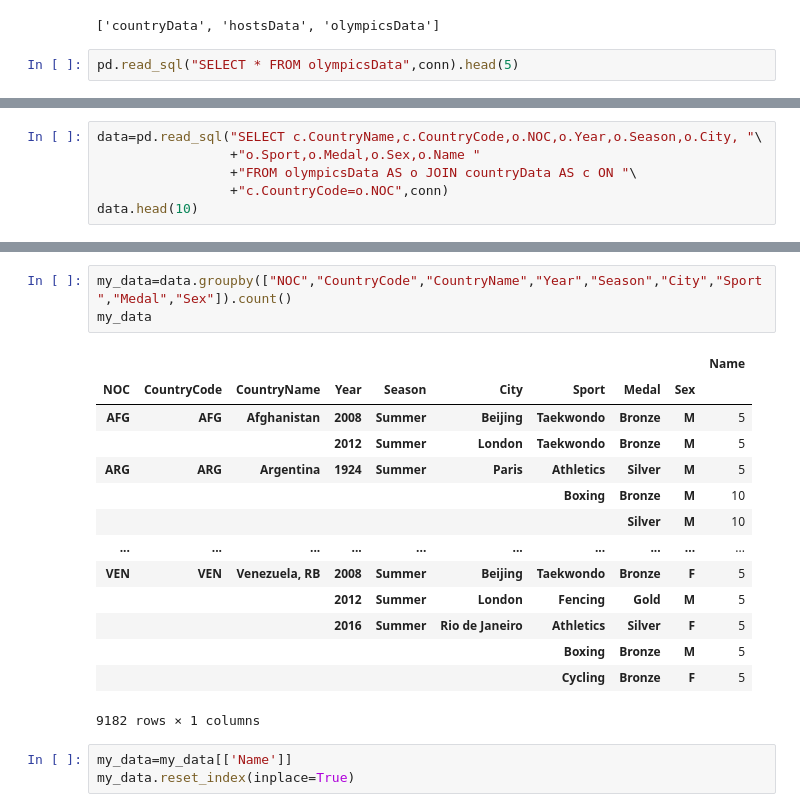
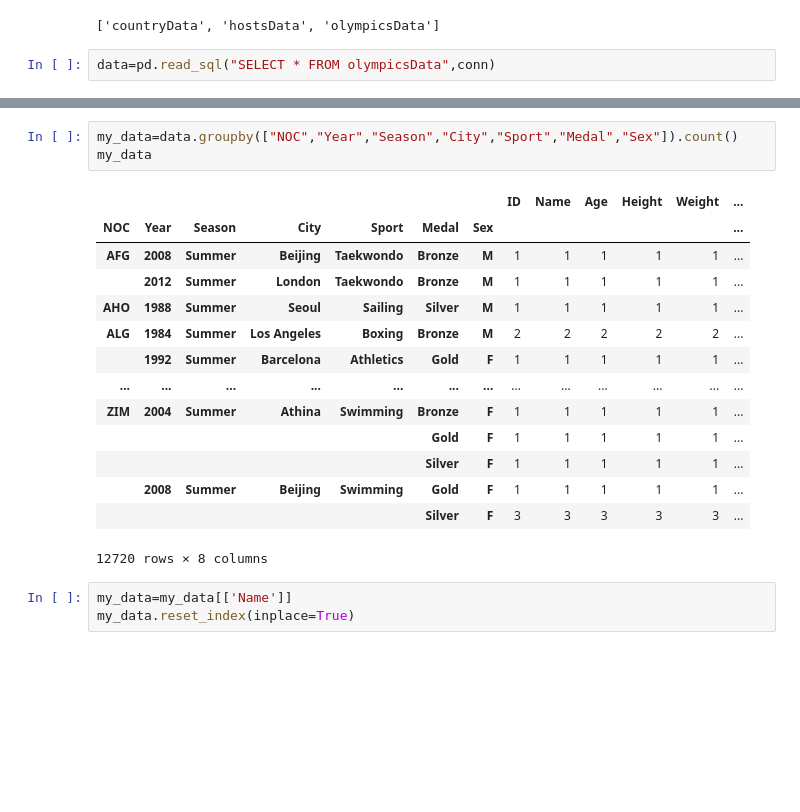
Before and after one commit to julia-claira/Olympic_Analysis, a Jupyter notebook: jupyter/Julia_summer_medal_data.ipynb, the cells around one changed output, grey strips where cells are left out. Saved outputs shown, nothing was run; the diff lists cells and outputs as text; blank space fills up the shorter version.

```diff
--- a/jupyter/Julia_summer_medal_data.ipynb
+++ b/jupyter/Julia_summer_medal_data.ipynb
@@ -124,4 +122,4 @@ inspector.get_table_names()
 # %% [output]
 ['countryData', 'hostsData', 'olympicsData']
 # %%
-pd.read_sql("SELECT * FROM olympicsData",conn).head(5)
+data=pd.read_sql("SELECT * FROM olympicsData",conn)
@@ -177,6 +125,0 @@ pd.read_sql("SELECT * FROM countryData",conn).head(5)
-# %%
-data=pd.read_sql("SELECT c.CountryName,c.CountryCode,o.NOC,o.Year,o.Season,o.City, "\
-                 +"o.Sport,o.Medal,o.Sex,o.Name "
-                 +"FROM olympicsData AS o JOIN countryData AS c ON "\
-                 +"c.CountryCode=o.NOC",conn)
-data.head(10)
@@ -195,21 +126,21 @@ data.head(10)
 # %%
-my_data=data.groupby(["NOC","CountryCode","CountryName","Year","Season","City","Sport","Medal","Sex"]).count()
+my_data=data.groupby(["NOC","Year","Season","City","Sport","Medal","Sex"]).count()
 my_data
 # %% [output]
-|  |  |  |  |  |  |  |  |  | Name |
-| NOC | CountryCode | CountryName | Year | Season | City | Sport | Medal | Sex |  |
-| AFG | AFG | Afghanistan | 2008 | Summer | Beijing | Taekwondo | Bronze | M | 5 |
-|  |  |  | 2012 | Summer | London | Taekwondo | Bronze | M | 5 |
-| ARG | ARG | Argentina | 1924 | Summer | Paris | Athletics | Silver | M | 5 |
-|  |  |  |  |  |  | Boxing | Bronze | M | 10 |
-|  |  |  |  |  |  |  | Silver | M | 10 |
-| ... | ... | ... | ... | ... | ... | ... | ... | ... | ... |
-| VEN | VEN | Venezuela, RB | 2008 | Summer | Beijing | Taekwondo | Bronze | F | 5 |
-|  |  |  | 2012 | Summer | London | Fencing | Gold | M | 5 |
-|  |  |  | 2016 | Summer | Rio de Janeiro | Athletics | Silver | F | 5 |
-|  |  |  |  |  |  | Boxing | Bronze | M | 5 |
-|  |  |  |  |  |  | Cycling | Bronze | F | 5 |
+|  |  |  |  |  |  |  | ID | Name | Age | Height | Weight | ... |
+| NOC | Year | Season | City | Sport | Medal | Sex |  |  |  |  |  | ... |
+| AFG | 2008 | Summer | Beijing | Taekwondo | Bronze | M | 1 | 1 | 1 | 1 | 1 | ... |
+|  | 2012 | Summer | London | Taekwondo | Bronze | M | 1 | 1 | 1 | 1 | 1 | ... |
+| AHO | 1988 | Summer | Seoul | Sailing | Silver | M | 1 | 1 | 1 | 1 | 1 | ... |
+| ALG | 1984 | Summer | Los Angeles | Boxing | Bronze | M | 2 | 2 | 2 | 2 | 2 | ... |
+|  | 1992 | Summer | Barcelona | Athletics | Gold | F | 1 | 1 | 1 | 1 | 1 | ... |
+| ... | ... | ... | ... | ... | ... | ... | ... | ... | ... | ... | ... | ... |
+| ZIM | 2004 | Summer | Athina | Swimming | Bronze | F | 1 | 1 | 1 | 1 | 1 | ... |
+|  |  |  |  |  | Gold | F | 1 | 1 | 1 | 1 | 1 | ... |
+|  |  |  |  |  | Silver | F | 1 | 1 | 1 | 1 | 1 | ... |
+|  | 2008 | Summer | Beijing | Swimming | Gold | F | 1 | 1 | 1 | 1 | 1 | ... |
+|  |  |  |  |  | Silver | F | 3 | 3 | 3 | 3 | 3 | ... |
-9182 rows × 1 columns
+12720 rows × 8 columns
 # %%
 my_data=my_data[['Name']]
 my_data.reset_index(inplace=True)
```
Also changed, not shown: parts of 16 cells of this notebook, 9 other files.
